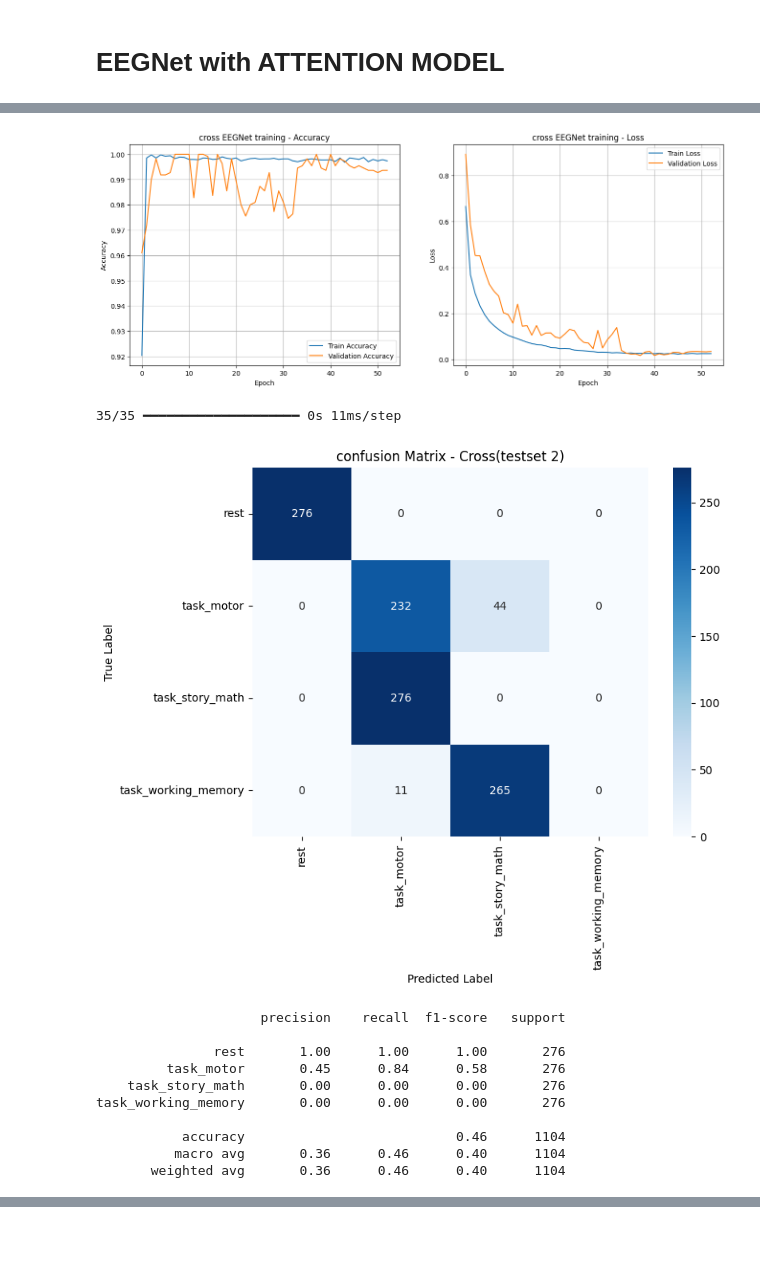
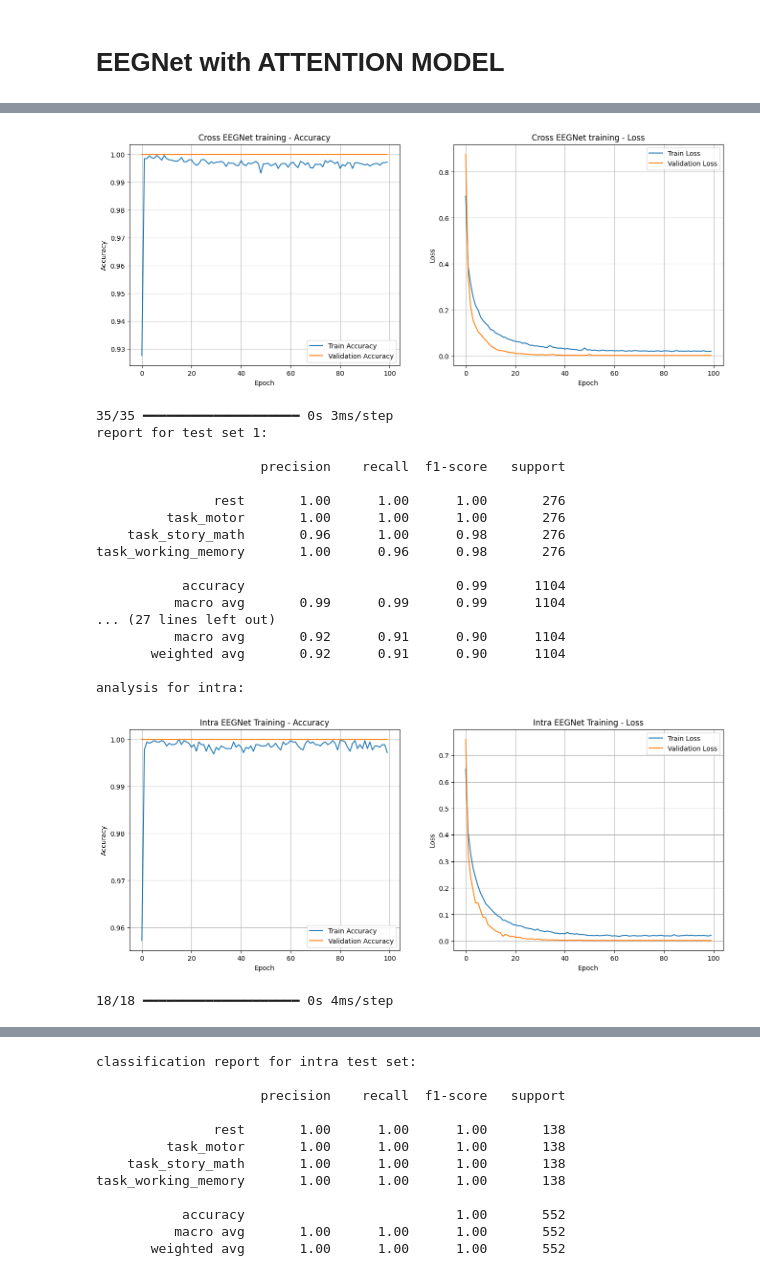
Before and after one commit to Lou1108/DeepLearning, a Jupyter notebook: Assignment2/meg_prediction.ipynb, the cells around one changed output, grey strips where cells are left out. Saved outputs shown, nothing was run; the diff lists cells and outputs as text; code cells hidden in the pictures; blank space fills up the shorter version.

```diff
--- a/Assignment2/meg_prediction.ipynb
+++ b/Assignment2/meg_prediction.ipynb
@@ -156,7 +166,7 @@ def preprocess_pipeline(base_dir, is_training=True):
 # EEGNet with ATTENTION MODEL
 # %%
 def squeeze_excite_block(input_tensor, ratio=16):
-    """Squeeze and Excite block for channel-wise attention"""
+    """Squeeze and Excite block for channelwise attention"""
     init = input_tensor
     channel_axis = -1
     filters = init.shape[channel_axis]
@@ -174,8 +184,7 @@ def EEGNet_with_Attention(
     nb_classes, Chans=248, Samples=150, dropoutRate=0.5, kernLength=64, F1=8, D=2, F2=16
 ):
     """
-    EEGNet model with a Squeeze-and-Excite attention block.
-    Corrected version with padding='valid' in the SeparableConv2D layer.
+    EEGNet model with a squeeze and excite attention block
     """
     input1 = Input(shape=(Chans, Samples, 1))
 
@@ -387,9 +414,7 @@ import seaborn as sns
 from sklearn.metrics import confusion_matrix, classification_report
 import numpy as np
 
-# Helper function to plot training history (Accuracy and Loss)
 def plot_history(history, title):
-    """Plots the training and validation accuracy and loss."""
     fig, (ax1, ax2) = plt.subplots(1, 2, figsize=(16, 6))
 
     #accuracu
@@ -421,21 +446,43 @@ def plot_confusion_matrix(y_true, y_pred, class_names, title):
     plt.xlabel('Predicted Label')
     plt.show()
 # %%
-plot_history(history_cross, "cross EEGNet training")
-y_pred_cross = np.argmax(model.predict(X_test2), axis=1)
-plot_confusion_matrix(y_test2, y_pred_cross, TASKS, "confusion Matrix - Cross(testset 2)")
-print(classification_report(y_test2, y_pred_cross, target_names=TASKS))
+plot_history(history_cross, "Cross EEGNet training")
+cross_test_sets = {
+    "test set 1": (X_test1_final, y_test1_final),
+    "test set 2": (X_test2_final, y_test2_final),
+    "test set 3": (X_test3_final, y_test3_final)
+}
+
+for name, (data, labels) in cross_test_sets.items():
+    y_pred = np.argmax(model.predict(data), axis=1)
+    print(f"report for {name}:\n")
+    print(classification_report(labels, y_pred, target_names=TASKS))
+    # plot_confusion_matrix(y_test_cross_final, y_pred_cross, TASKS, "confustion matrix - cross")
+
+print("analysis for intra:")
+plot_history(history_intra, "Intra EEGNet Training")
+y_pred_intra = np.argmax(model_intra.predict(X_test_intra_final), axis=1)
+plot_confusion_matrix(y_test_intra_final, y_pred_intra, TASKS, "confustion matrix - intra")
+print("classification report for intra test set:\n")
+print(classification_report(y_test_intra_final, y_pred_intra, target_names=TASKS))
 # %% [output]
-[figure, old version]
+[figure, new version]
-35/35 ━━━━━━━━━━━━━━━━━━━━ 0s 11ms/step
+35/35 ━━━━━━━━━━━━━━━━━━━━ 0s 3ms/step
+report for test set 1:
+
+                     precision    recall  f1-score   support
+
+               rest       1.00      1.00      1.00       276
+         task_motor       1.00      1.00      1.00       276
+    task_story_math       0.96      1.00      0.98       276
+task_working_memory       1.00      0.96      0.98       276
+
+           accuracy                           0.99      1104
+          macro avg       0.99      0.99      0.99      1104
+... (27 lines left out)
+          macro avg       0.92      0.91      0.90      1104
+       weighted avg       0.92      0.91      0.90      1104
+
+analysis for intra:
-[figure, old version]
+[figure, new version]
-                     precision    recall  f1-score   support
-
-               rest       1.00      1.00      1.00       276
-         task_motor       0.45      0.84      0.58       276
-    task_story_math       0.00      0.00      0.00       276
-task_working_memory       0.00      0.00      0.00       276
-
-           accuracy                           0.46      1104
-          macro avg       0.36      0.46      0.40      1104
-       weighted avg       0.36      0.46      0.40      1104
+18/18 ━━━━━━━━━━━━━━━━━━━━ 0s 4ms/step
@@ -441,0 +490,12 @@ task_working_memory       0.00      0.00      0.00       276
+classification report for intra test set:
+
+                     precision    recall  f1-score   support
+
+               rest       1.00      1.00      1.00       138
+         task_motor       1.00      1.00      1.00       138
+    task_story_math       1.00      1.00      1.00       138
+task_working_memory       1.00      1.00      1.00       138
+
+           accuracy                           1.00       552
+          macro avg       1.00      1.00      1.00       552
+       weighted avg       1.00      1.00      1.00       552
```
Also changed, not shown: parts of 6 cells of this notebook.
